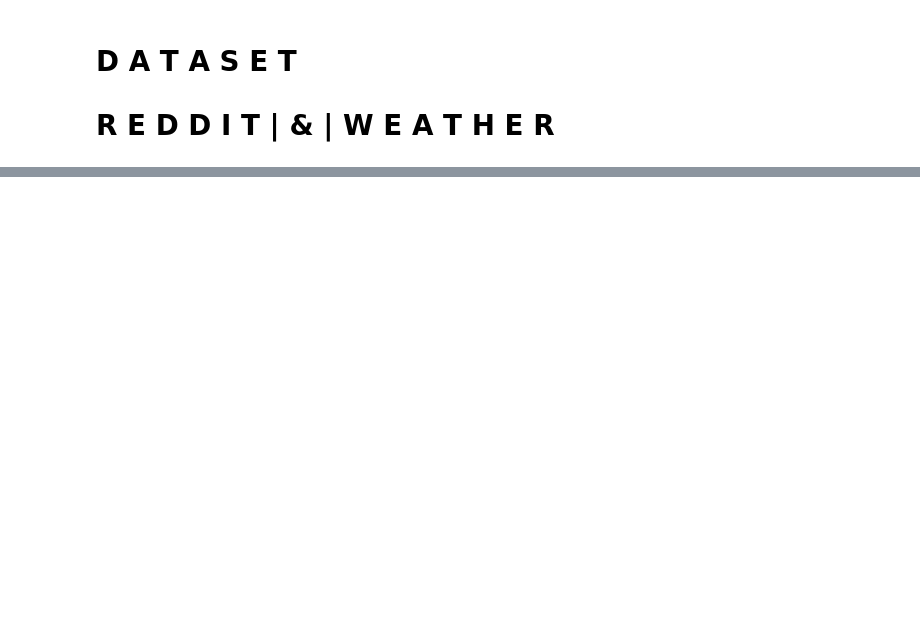
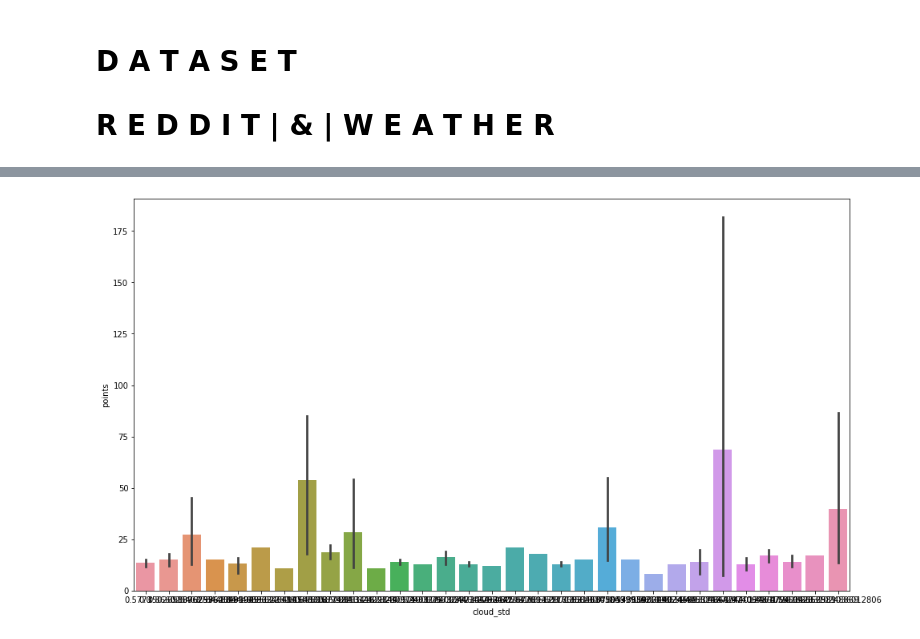
Before and after one commit to qvhub/soleil, a Jupyter notebook: data/data_analyse.ipynb, the cells around one changed output, grey strips where cells are left out. Cells and saved outputs as stored; diff of their text form; code cells hidden in the pictures; blank space fills up the shorter version.

```diff
--- a/data/data_analyse.ipynb
+++ b/data/data_analyse.ipynb
@@ -295,0 +331,7 @@ plt.show()
+# %%
+plt.figure(figsize=(16,9))
+
+#plt.subplot(121)
+ax = sns.barplot(data=df_rw, x="cloud_std", y="points")
+# %% [output]
+[figure, added]
```
Also changed, not shown: parts of 19 cells of this notebook.
